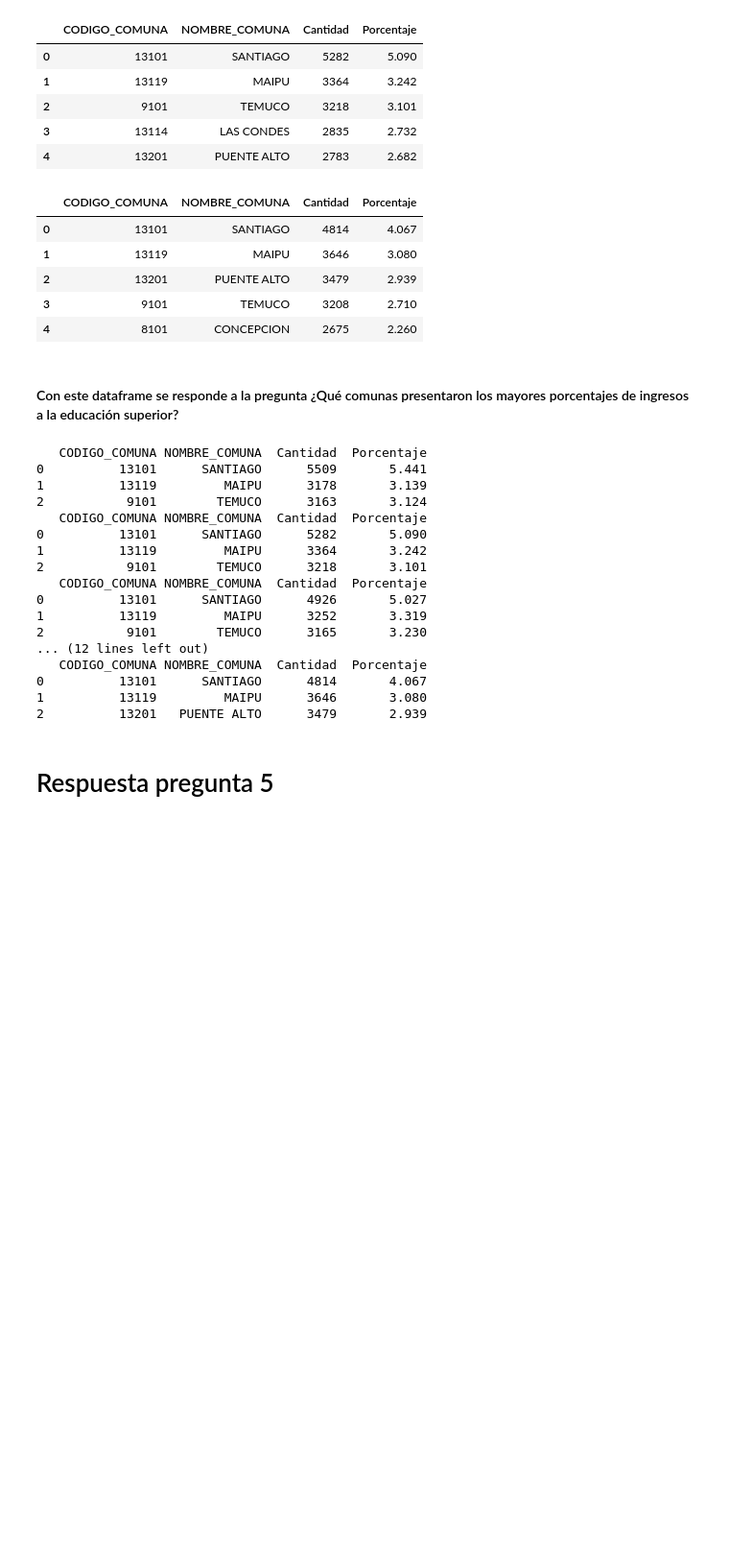
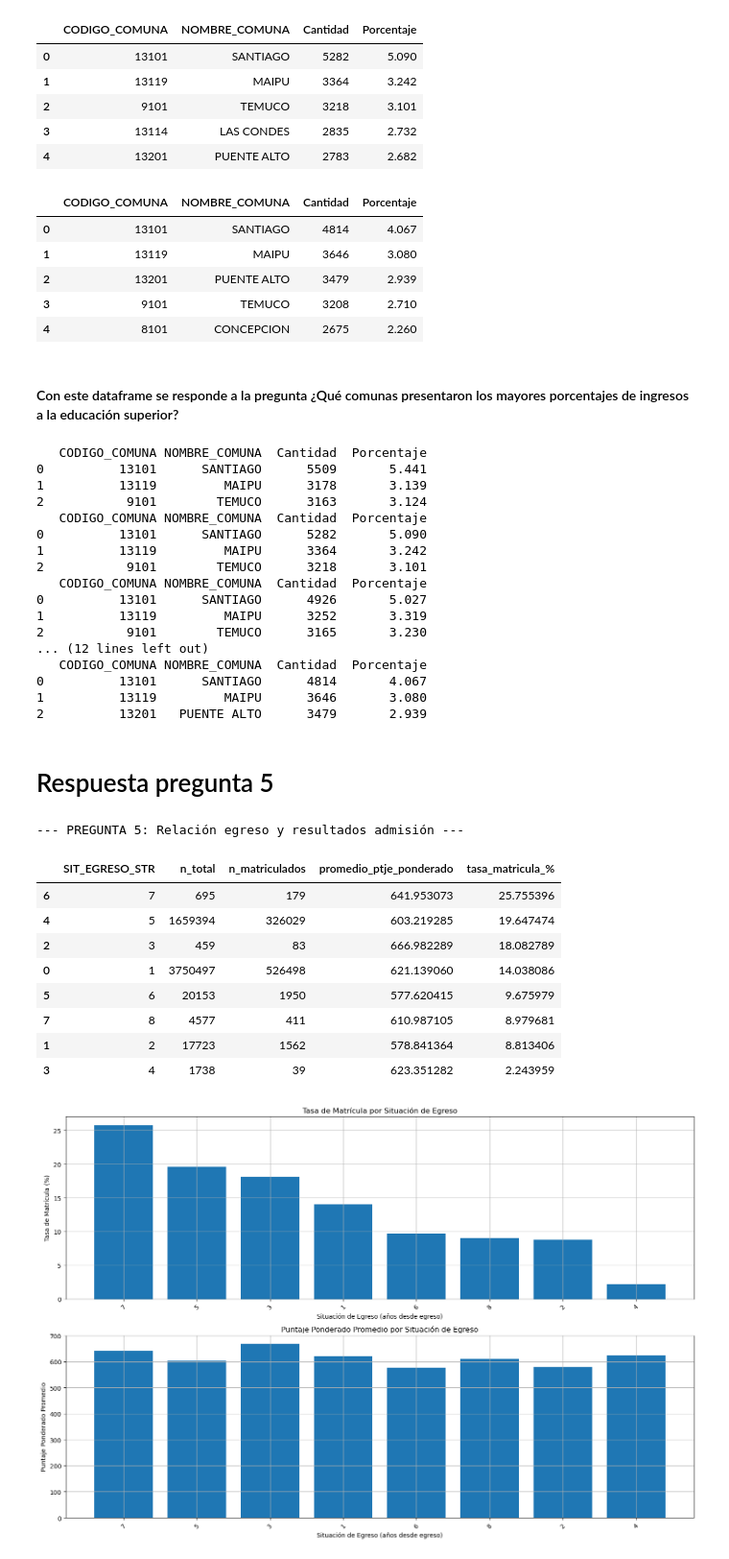
Before and after one commit to Proyecto-IMT-2200/2025-2, a Jupyter notebook: Borrador_Proyecto.ipynb, the cells around one changed output. Shown at 96% size. Cells and saved outputs as stored; diff of their text form; code cells hidden in the pictures; blank space fills up the shorter version.

```diff
--- a/Borrador_Proyecto.ipynb
+++ b/Borrador_Proyecto.ipynb
@@ -440,3 +681,77 @@ for i in range(len(lista_final)):
 2          13201   PUENTE ALTO      3479       2.939
 # %% [markdown]
 # Respuesta pregunta 5
+# %%
+import matplotlib.pyplot as plt
+import seaborn as sns
+
+df_p5 = (
+    total_por_egr.merge(mat_por_egr, on='SIT_EGRESO_STR', how='left').fillna({'n_matriculados': 0})
+    .merge(pond_prom, on='SIT_EGRESO_STR', how='left')
+    .assign(**{'tasa_matricula_%': lambda d: (d['n_matriculados'] / d['n_total']) * 100})
+    .sort_values('tasa_matricula_%', ascending=False)
+)
+
+print('\n--- PREGUNTA 5: Relación egreso y resultados admisión ---')
+display(df_p5)
+
+plt.rcParams['figure.figsize'] = (15, 10)
+plt.rcParams['axes.grid'] = True
+plt.figure()
+
+# Gráfico para tasa de matrícula por situación de egreso
+plt.subplot(2, 1, 1)
+plt.bar(df_p5['SIT_EGRESO_STR'], df_p5['tasa_matricula_%'])
+plt.title('Tasa de Matrícula por Situación de Egreso')
+plt.xlabel('Situación de Egreso (años desde egreso)')
+plt.ylabel('Tasa de Matrícula (%)')
+plt.xticks(rotation=45)
+
+# Gráfico de puntajes promedio por situación de egreso
+plt.subplot(2, 1, 2)
+plt.bar(df_p5['SIT_EGRESO_STR'], df_p5['promedio_ptje_ponderado'])
+plt.title('Puntaje Ponderado Promedio por Situación de Egreso')
+plt.xlabel('Situación de Egreso (años desde egreso)')
+plt.ylabel('Puntaje Ponderado Promedio')
+plt.xticks(rotation=45)
+
+plt.tight_layout()
+plt.show()
+
+df_analisis = df_p5.copy()
+df_analisis['años_desde_egreso'] = pd.to_numeric(df_analisis['SIT_EGRESO_STR'], errors='coerce')
+
+df_analisis = df_analisis.sort_values('años_desde_egreso')
+
+print("\nHALLAZGOS PRINCIPALES:")
+print(f"- Mayor tasa de matrícula: {df_p5['tasa_matricula_%'].max():.1f}% "
+      f"(Situación: {df_p5.loc[df_p5['tasa_matricula_%'].idxmax(), 'SIT_EGRESO_STR']})")
+print(f"- Menor tasa de matrícula: {df_p5['tasa_matricula_%'].min():.1f}% "
+      f"(Situación: {df_p5.loc[df_p5['tasa_matricula_%'].idxmin(), 'SIT_EGRESO_STR']})")
+print(f"- Puntaje promedio más alto: {df_p5['promedio_ptje_ponderado'].max():.1f} "
+      f"(Situación: {df_p5.loc[df_p5['promedio_ptje_ponderado'].idxmax(), 'SIT_EGRESO_STR']})")
+
+corr_tasa = df_analisis['años_desde_egreso'].corr(df_analisis['tasa_matricula_%'])
+corr_puntaje = df_analisis['años_desde_egreso'].corr(df_analisis['promedio_ptje_ponderado'])
+
+print("\nCORRELACIONES:")
+print(f"- Correlación años desde egreso vs tasa de matrícula: {corr_tasa:.3f}")
+print(f"- Correlación años desde egreso vs puntaje promedio: {corr_puntaje:.3f}")
+print("\nCONCLUSIÓN:")
+print("La relación entre situación de egreso y resultados de admisión muestra que los recién egresados (0 años) \n" \
+"tienen mejores resultados tanto en tasas de matrícula como en puntajes, a su vez existe una tendencia descendente en ambos \n" \
+"indicadores a medida que aumentan los años desde el egreso. La brecha más significativa se observa entre recién \n" \
+"egresados y quienes llevan más tiempo fuera del sistema escolar, los datos sugieren que el tiempo transcurrido desde \n" \
+"el egreso tiene un impacto negativo en las oportunidades de acceso a la educación superior")
+# %% [output]
+--- PREGUNTA 5: Relación egreso y resultados admisión ---
+|  | SIT_EGRESO_STR | n_total | n_matriculados | promedio_ptje_ponderado | tasa_matricula_% |
+| 6 | 7 | 695 | 179 | 641.953073 | 25.755396 |
+| 4 | 5 | 1659394 | 326029 | 603.219285 | 19.647474 |
+| 2 | 3 | 459 | 83 | 666.982289 | 18.082789 |
+| 0 | 1 | 3750497 | 526498 | 621.139060 | 14.038086 |
+| 5 | 6 | 20153 | 1950 | 577.620415 | 9.675979 |
+| 7 | 8 | 4577 | 411 | 610.987105 | 8.979681 |
+| 1 | 2 | 17723 | 1562 | 578.841364 | 8.813406 |
+| 3 | 4 | 1738 | 39 | 623.351282 | 2.243959 |
+[figure, added]
```
Also changed, not shown: parts of 2 cells of this notebook.
